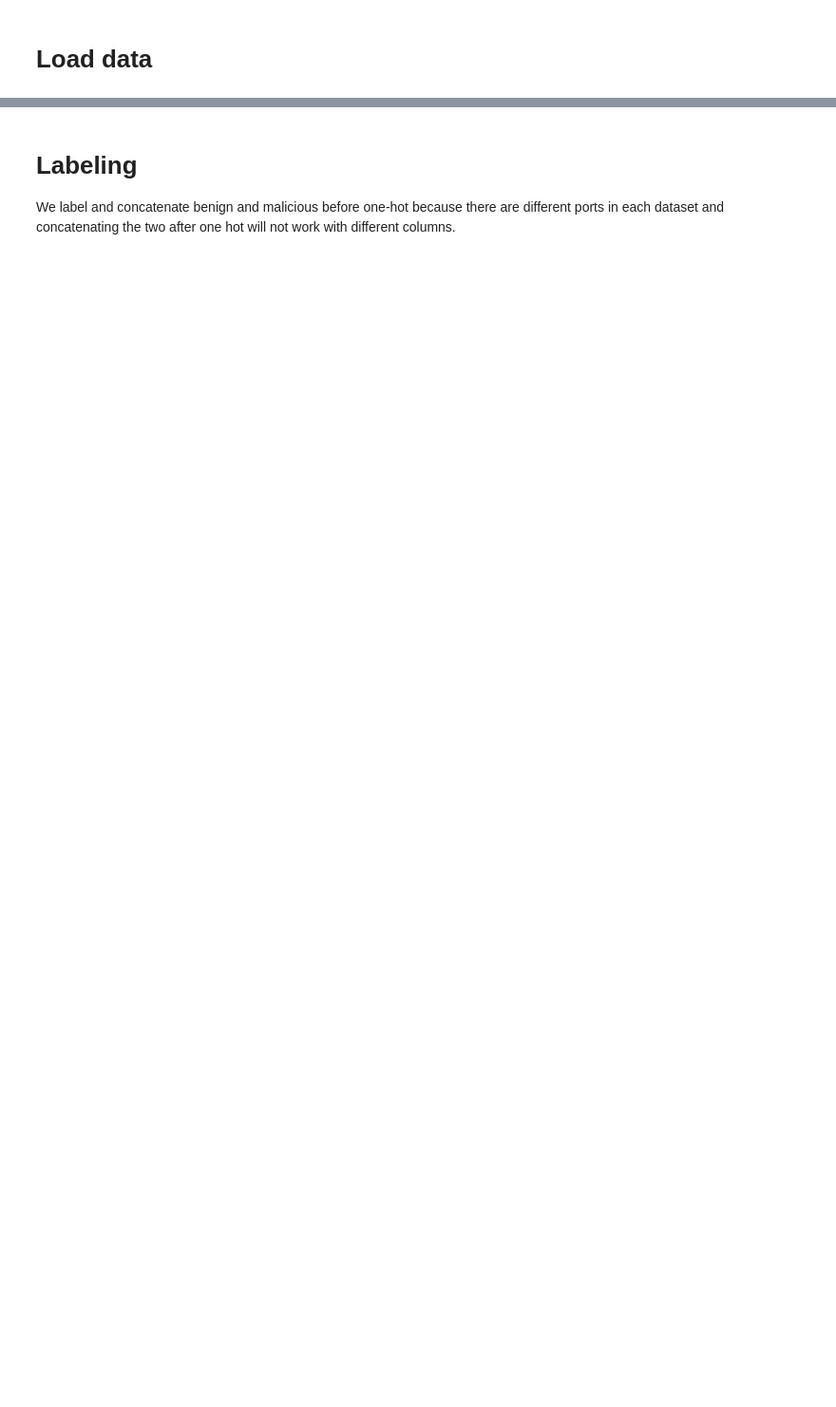
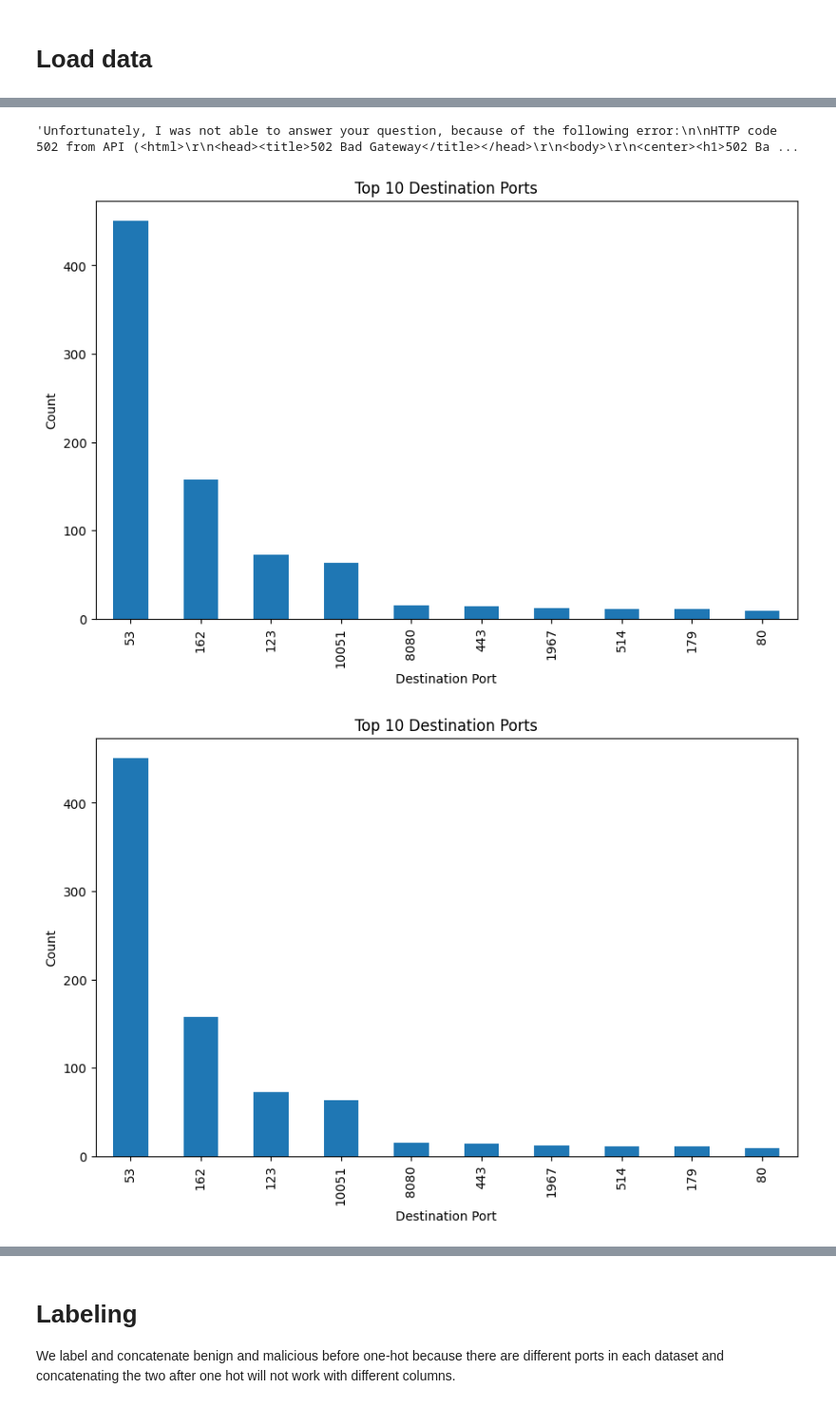
Before and after one commit to mundruid/cyber-ml, a Jupyter notebook: cyber_ml/blog_eda_3.ipynb, the cells around one changed output, grey strips where cells are left out. Shown at 95% size. Drawn from its saved outputs; the diff is of its cells as text; code cells hidden in the pictures; blank space fills up the shorter version.

```diff
--- a/cyber_ml/blog_eda_3.ipynb
+++ b/cyber_ml/blog_eda_3.ipynb
@@ -22,0 +122,3 @@ benign_flow_df_numeric = pd.read_pickle("../data/blog_eda/mirai_flow_numeric.pkl
+# %%
+pandas_ai.run(benign_clean_df, prompt="Plot a barplot of top 10 destination ports.")
+# %% [output]
@@ -22,0 +142,3 @@ benign_flow_df_numeric = pd.read_pickle("../data/blog_eda/mirai_flow_numeric.pkl
+'Unfortunately, I was not able to answer your question, because of the following error:\n\nHTTP code 502 from API (<html>\r\n<head><title>502 Bad Gateway</title></head>\r\n<body>\r\n<center><h1>502 Ba ...
+[figure, added]
+[figure, added]
```
Also changed, not shown: parts of 26 cells of this notebook, 3 other files.
